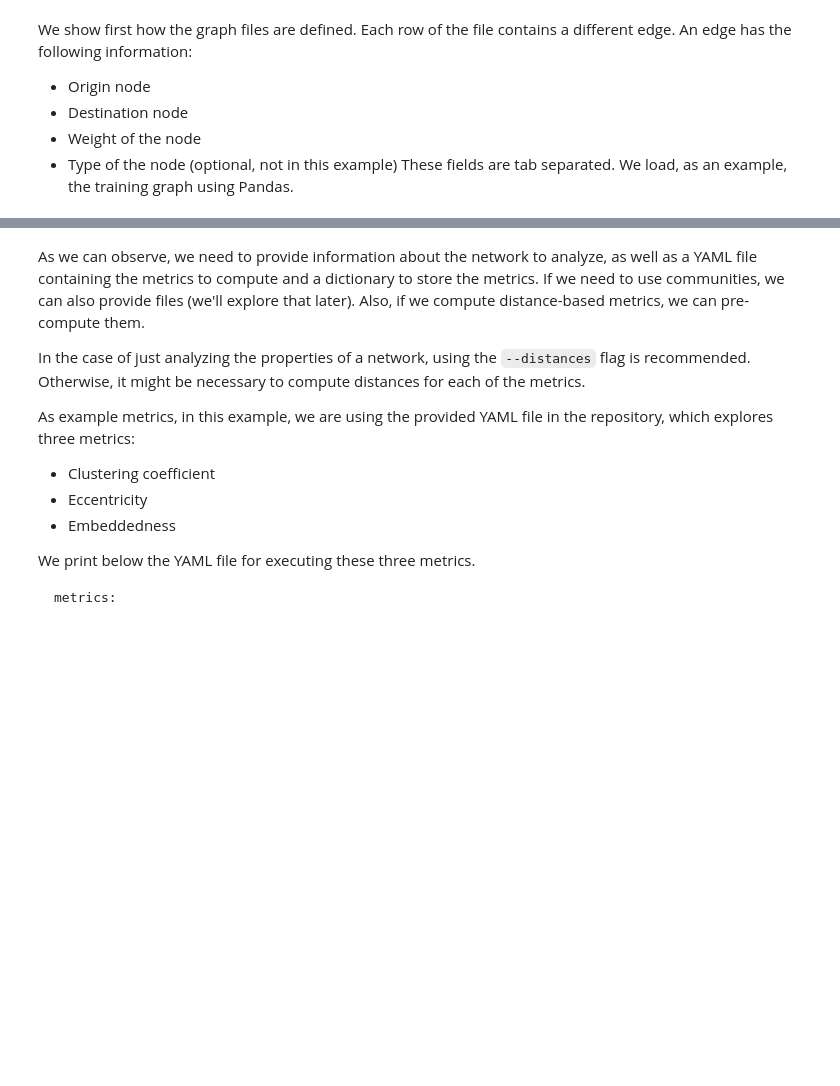
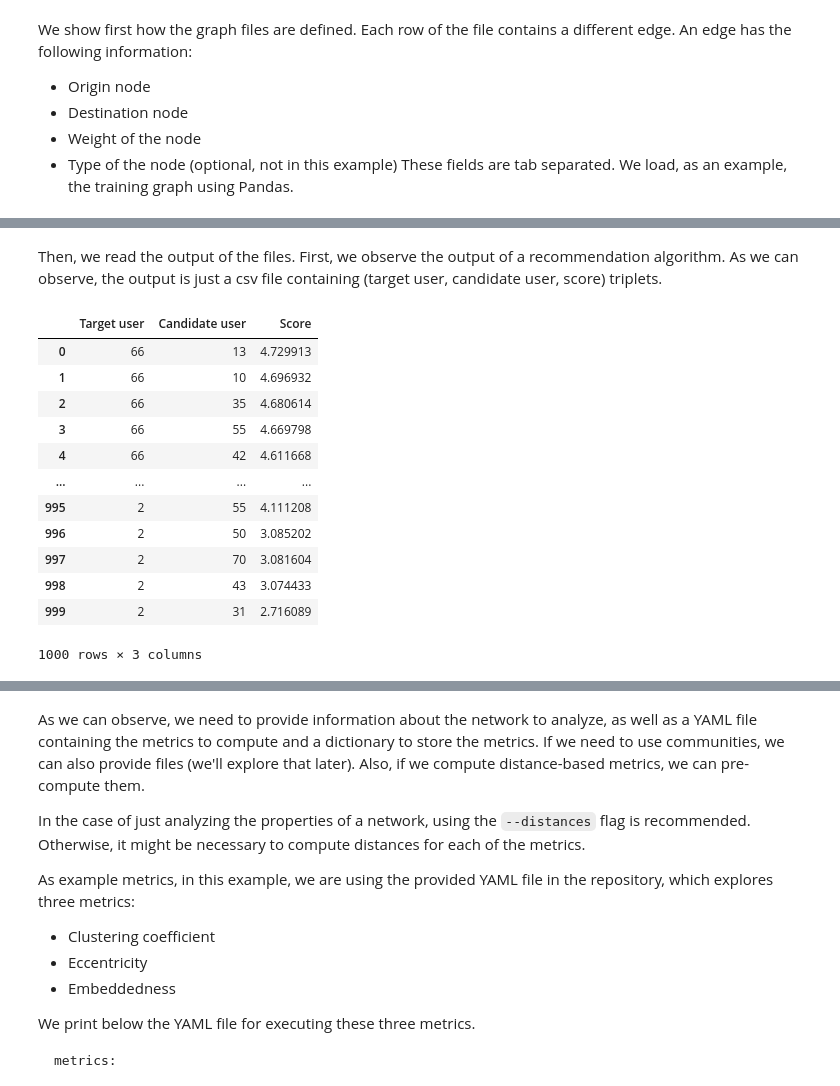
Before and after one commit to ir-uam/RELISON, a Jupyter notebook: RELISON_tutorial.ipynb, the cells around one changed output, grey strips where cells are left out. Cells and saved outputs as stored; diff of their text form; code cells hidden in the pictures; blank space fills up the shorter version.

```diff
--- a/RELISON_tutorial.ipynb
+++ b/RELISON_tutorial.ipynb
@@ -85,0 +287,9 @@ pd.read_csv(train_graph, delimiter='\t', names=["origin","dest","weight"])
+# %%
+output_dir = "./rec-res/"
+multigraph = "false"
+directed = "false"
+weighted = "false"
+self_loops = "false"
+read_types = "false"
+rec_yaml = "rec.yml"
+cutoff = 10
@@ -85,0 +321,20 @@ pd.read_csv(train_graph, delimiter='\t', names=["origin","dest","weight"])
+# %% [markdown]
+Then, we read the output of the files. First, we observe the output of a recommendation algorithm. As we can observe, the output is just a csv file containing (target user, candidate user, score) triplets.
+# %%
+rec_file = os.path.join(output_dir, "recs/BM25_wei_OUT_IN_OUT_0.1_0.1.txt")
+rec = pd.read_csv(rec_file, sep="\t", names=["Target user", "Candidate user", "Score"])
+rec
+# %% [output]
+|  | Target user | Candidate user | Score |
+| 0 | 66 | 13 | 4.729913 |
+| 1 | 66 | 10 | 4.696932 |
+| 2 | 66 | 35 | 4.680614 |
+| 3 | 66 | 55 | 4.669798 |
+| 4 | 66 | 42 | 4.611668 |
+| ... | ... | ... | ... |
+| 995 | 2 | 55 | 4.111208 |
+| 996 | 2 | 50 | 3.085202 |
+| 997 | 2 | 70 | 3.081604 |
+| 998 | 2 | 43 | 3.074433 |
+| 999 | 2 | 31 | 2.716089 |
+1000 rows × 3 columns
```
Also changed, not shown: parts of 47 cells of this notebook.
